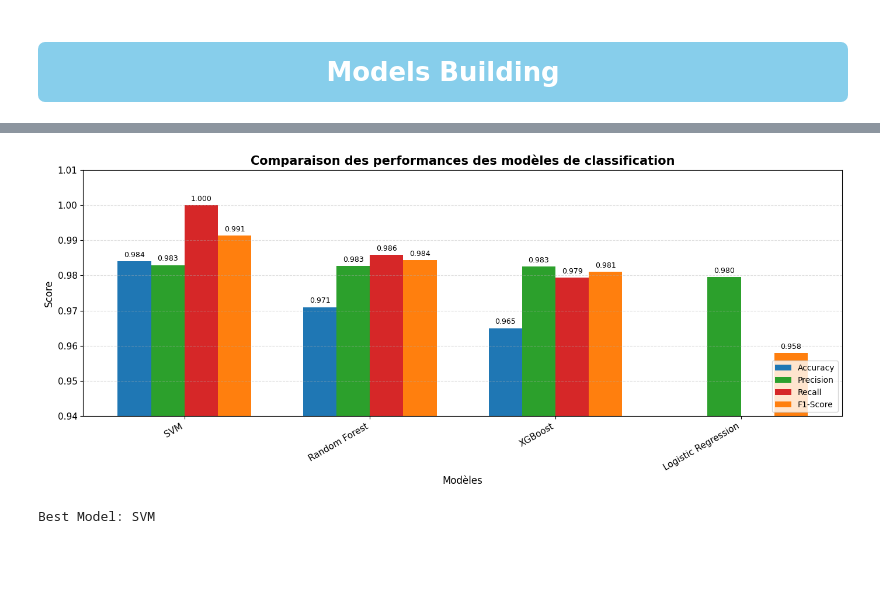
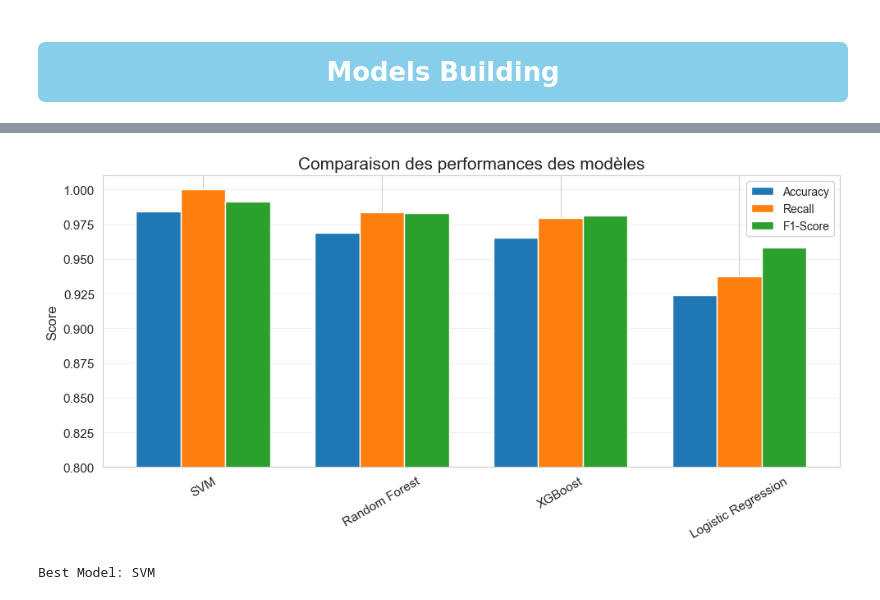
Before and after one commit to adernajat/Detection-of-anomalies-in-water-quality, a Jupyter notebook: classification.ipynb, the cells around one changed output, grey strips where cells are left out. Saved outputs shown, nothing was run; the diff lists cells and outputs as text; code cells hidden in the pictures; blank space fills up the shorter version.

```diff
--- a/classification.ipynb
+++ b/classification.ipynb
@@ -259,21 +244,37 @@ models = {
 }
 # %%
+results = {}
+
 for m_name, model in models.items():
+
     model.fit(X_train_balanced, y_train_balanced)
     y_preds = model.predict(X_test_scaled)
     accuracy = accuracy_score(y_test, y_preds)
     precision= precision_score(y_test, y_preds, average='macro')
+    recall = recall_score(y_test, y_preds)
+    f1 = f1_score(y_test, y_preds)
 
     print(f'\n💦 Model Name: {m_name}')
     print(f'Accuracy Score: {accuracy:.2f}')
     print(f'Precision Score: {precision}')
+    print(f'Recall        : {recall:.4f}')
+    print(f'F1-Score      : {f1:.4f}')
     print('_' * 50)
     print()
+
+    results[m_name] = {
+        'model': model,
+        'accuracy': accuracy,
+        'precision': precision,
+        'recall': recall,
+        'f1_score': f1,
+        'y_pred': y_preds
+    }
 
     cm = confusion_matrix(y_test, y_preds)
     plt.figure(figsize=(15,5))
     plt.subplot(1, 2, 1)
-    sns.heatmap(cm, annot=True, cmap='summer_r')
+    sns.heatmap(cm, annot=True, cmap='summer_r', fmt='d')
     plt.title(f'{m_name}- Confution Metrics', fontsize=15)
 
     plt.subplot(1, 2, 2)
@@ -378,62 +369,25 @@ Logistic Regression     0.924   0.979615 0.937161  0.957918
 # %%
-import matplotlib.pyplot as plt
-import numpy as np
-
-# Configuration globale (style académique)
-plt.rcParams.update({
-    "font.size": 11,
-    "axes.titlesize": 15,
-    "axes.labelsize": 12,
-    "legend.fontsize": 10
-})
-
-fig, ax = plt.subplots(figsize=(14, 6))
+#comparaison
 
 x = np.arange(len(results_df))
-width = 0.18
+w = 0.25
 
-bars_acc = ax.bar(x - 1.5*width, results_df['Accuracy'], width,
-                  label='Accuracy', color='#1f77b4')
-bars_pre = ax.bar(x - 0.5*width, results_df['Precision'], width,
-                  label='Precision', color='#2ca02c')
-bars_rec = ax.bar(x + 0.5*width, results_df['Recall'], width,
-                  label='Recall', color='#d62728')
-bars_f1  = ax.bar(x + 1.5*width, results_df['F1-Score'], width,
-                  label='F1-Score', color='#ff7f0e')
+plt.figure(figsize=(10, 5))
+plt.bar(x - w, results_df['Accuracy'], w, label='Accuracy')
+plt.bar(x,     results_df['Recall'],   w, label='Recall')
+plt.bar(x + w, results_df['F1-Score'],  w, label='F1-Score')
 
-# Titres et labels
-ax.set_title("Comparaison des performances des modèles de classification",
-             fontweight='bold')
-ax.set_xlabel("Modèles")
-ax.set_ylabel("Score")
-
-ax.set_xticks(x)
-ax.set_xticklabels(results_df['Model'], rotation=30, ha='right')
-
-# Limites et grille
-ax.set_ylim(0.94, 1.01)
-ax.grid(axis='y', linestyle='--', alpha=0.4)
-
-# Légende
-ax.legend(loc='lower right', frameon=True)
-
-# Annotation des valeurs
-def annotate_bars(bars):
-    for bar in bars:
-        height = bar.get_height()
-        ax.annotate(f'{height:.3f}',
-                    xy=(bar.get_x() + bar.get_width()/2, height),
-                    xytext=(0, 3),
-                    textcoords="offset points",
-                    ha='center', va='bottom', fontsize=9)
-
-for bars in [bars_acc, bars_pre, bars_rec, bars_f1]:
-    annotate_bars(bars)
+plt.xticks(x, results_df['Model'], rotation=30)
+plt.ylabel("Score")
+plt.title("Comparaison des performances des modèles")
+plt.ylim(0.8, 1.01)
+plt.legend()
+plt.grid(axis='y', alpha=0.3)
 
 plt.tight_layout()
 plt.show()
 # %% [output]
-[figure, old version]
+[figure, new version]
 # %%
 best_model_name = results_df.iloc[0, 0]
 best_model = models[best_model_name]
```
Also changed, not shown: parts of 31 cells of this notebook, 2 other files.
